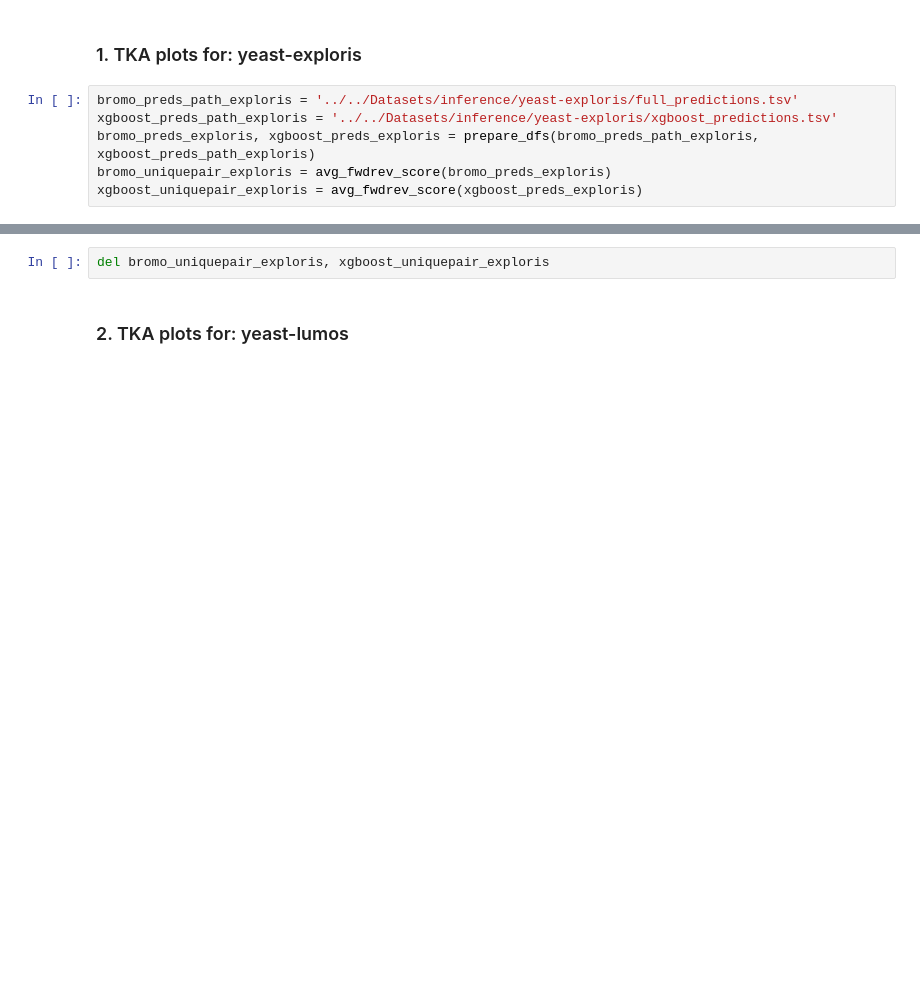
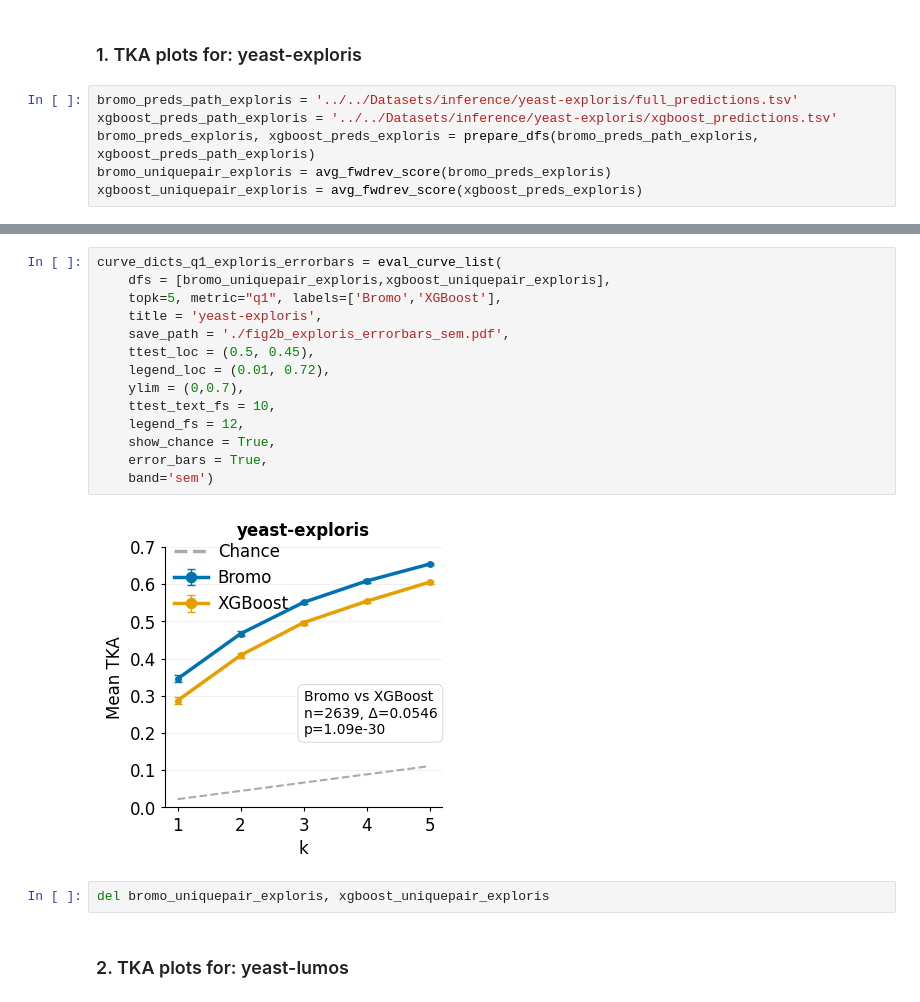
Before and after one commit to Noble-Lab/bromo-manuscript, a Jupyter notebook: ReproduceFigures/05-PlotFigure2ABC/fig2abc_builder.ipynb, the cells around one changed output, grey strips where cells are left out. Cells and saved outputs as stored; diff of their text form; blank space fills up the shorter version.

```diff
--- a/ReproduceFigures/05-PlotFigure2ABC/fig2abc_builder.ipynb
+++ b/ReproduceFigures/05-PlotFigure2ABC/fig2abc_builder.ipynb
@@ -24,3 +26,19 @@ curve_dicts_q1_exploris = eval_curve_list(
+# %%
+curve_dicts_q1_exploris_errorbars = eval_curve_list(
+    dfs = [bromo_uniquepair_exploris,xgboost_uniquepair_exploris],
+    topk=5, metric="q1", labels=['Bromo','XGBoost'],
+    title = 'yeast-exploris',
+    save_path = './fig2b_exploris_errorbars_sem.pdf',
+    ttest_loc = (0.5, 0.45),
+    legend_loc = (0.01, 0.72),
+    ylim = (0,0.7),
+    ttest_text_fs = 10,
+    legend_fs = 12,
+    show_chance = True,
+    error_bars = True,
+    band='sem')
+# %% [output]
+[figure, added]
 # %%
 del bromo_uniquepair_exploris, xgboost_uniquepair_exploris
 # %% [markdown]
```
Also changed, not shown: parts of 5 cells of this notebook, 16 other files.
